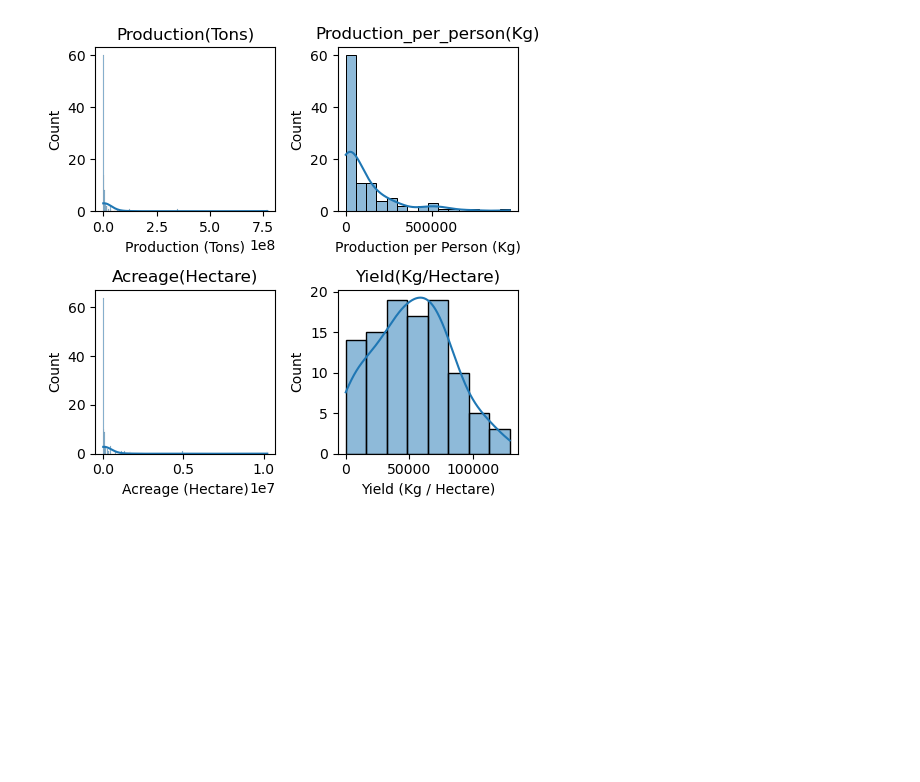
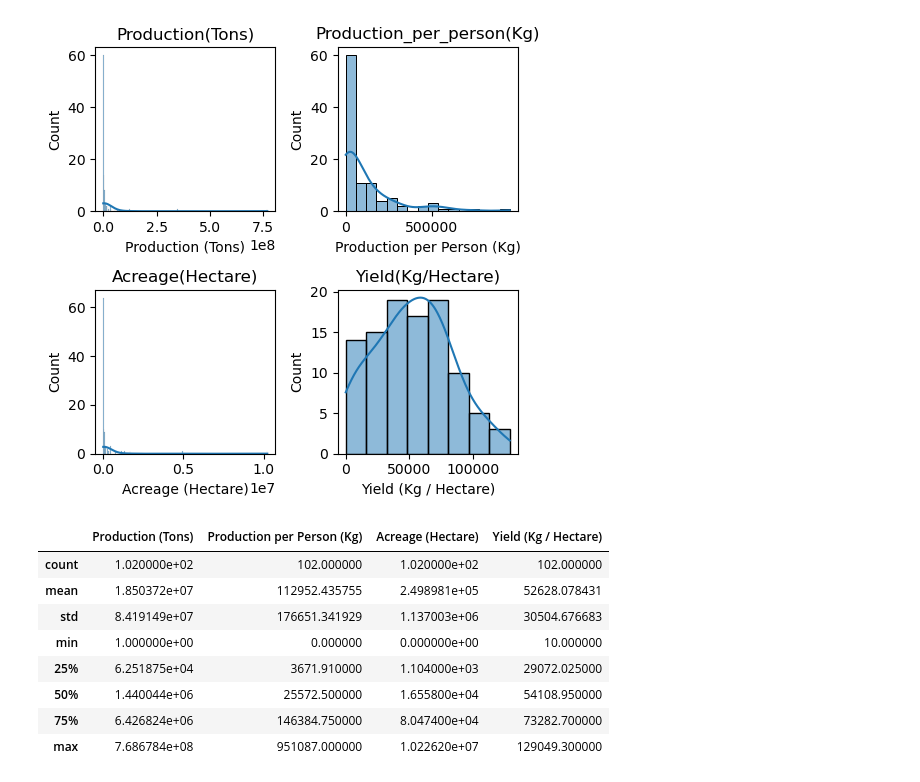
Before and after one commit to Sameershrinath/5th_sem, a Jupyter notebook: PYTHON/DATA_SCIENCE/Data_analysis01.ipynb, the cells around one changed output. Drawn from its saved outputs; the diff is of its cells as text; code cells hidden in the pictures; blank space fills up the shorter version.

```diff
--- a/PYTHON/DATA_SCIENCE/Data_analysis01.ipynb
+++ b/PYTHON/DATA_SCIENCE/Data_analysis01.ipynb
@@ -174,3 +174,15 @@ plt.tight_layout()
 plt.show()
 # %% [output]
 [figure]
+# %%
+df.describe()
+# %% [output]
+|  | Production (Tons) | Production per Person (Kg) | Acreage (Hectare) | Yield (Kg / Hectare) |
+| count | 1.020000e+02 | 102.000000 | 1.020000e+02 | 102.000000 |
+| mean | 1.850372e+07 | 112952.435755 | 2.498981e+05 | 52628.078431 |
+| std | 8.419149e+07 | 176651.341929 | 1.137003e+06 | 30504.676683 |
+| min | 1.000000e+00 | 0.000000 | 0.000000e+00 | 10.000000 |
+| 25% | 6.251875e+04 | 3671.910000 | 1.104000e+03 | 29072.025000 |
+| 50% | 1.440044e+06 | 25572.500000 | 1.655800e+04 | 54108.950000 |
+| 75% | 6.426824e+06 | 146384.750000 | 8.047400e+04 | 73282.700000 |
+| max | 7.686784e+08 | 951087.000000 | 1.022620e+07 | 129049.300000 |
```
Also changed, not shown: parts of 1 cell of this notebook.
